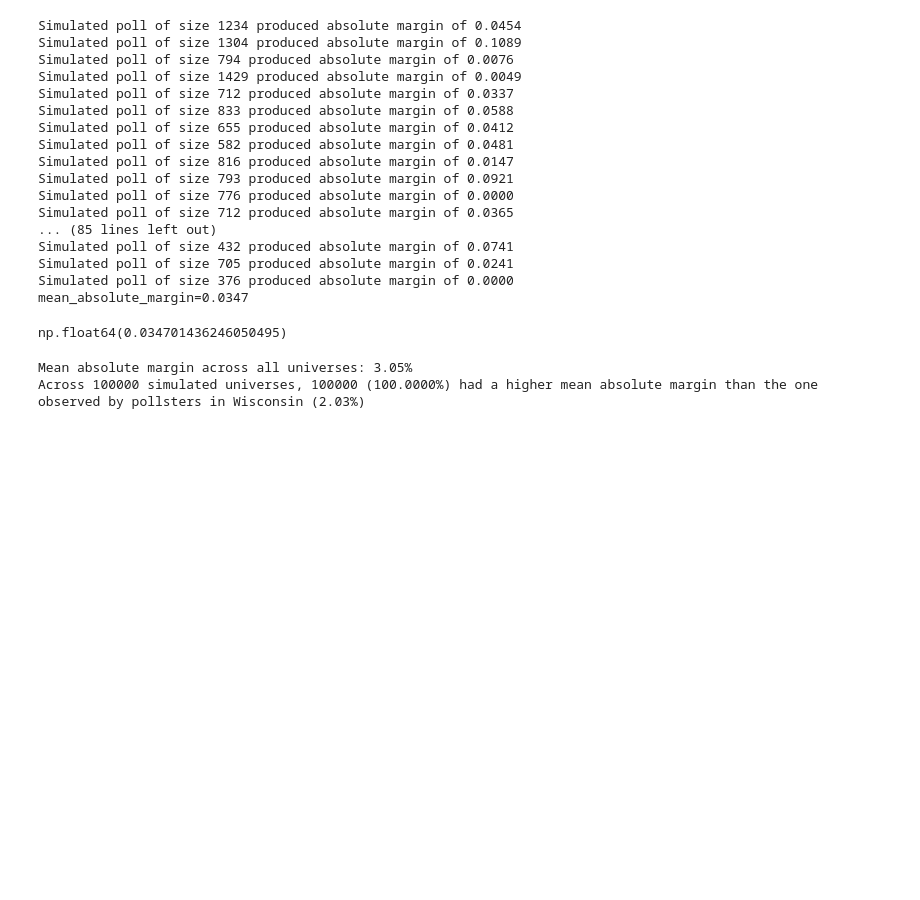
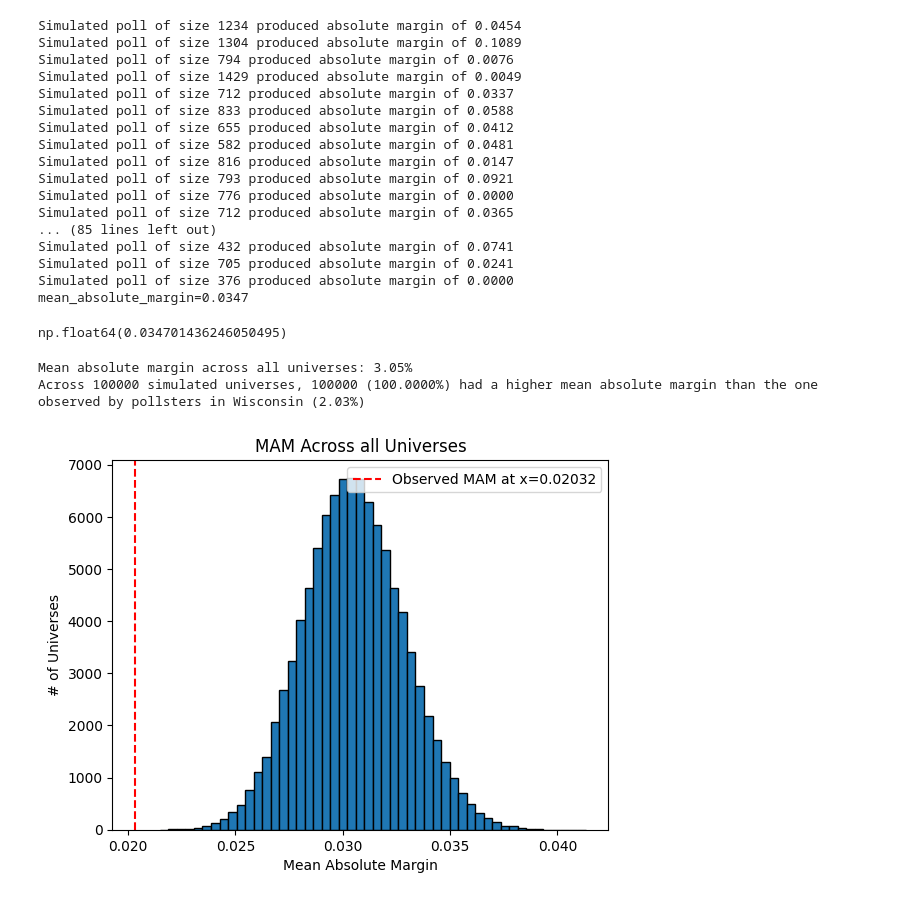
Before and after one commit to boyleconnor/poll-margins-2024, a Jupyter notebook: simulate_polls.ipynb, the cells around one changed output. Cells and saved outputs as stored; diff of their text form; code cells hidden in the pictures; blank space fills up the shorter version.

Commit message:
Add histogram

```diff
--- a/simulate_polls.ipynb
+++ b/simulate_polls.ipynb
@@ -107,6 +107,20 @@ print(f"Across {NUMBER_OF_UNIVERSES} simulated universes, {simulated_mean_absolu
 # %% [output]
 Mean absolute margin across all universes: 3.05%
 Across 100000 simulated universes, 100000 (100.0000%) had a higher mean absolute margin than the one observed by pollsters in Wisconsin (2.03%)
+# %%
+import matplotlib.pyplot as plt
+
+plt.hist(mean_absolute_margins, bins=50, edgecolor='black')
+plt.xlabel('Mean Absolute Margin')
+plt.ylabel('# of Universes')
+plt.title('MAM Across all Universes')
+
+plt.axvline(x=mean_observed_absolute_margin, color='red', linestyle='--', linewidth=1.5, label=f'Observed MAM at x={mean_observed_absolute_margin:.5f}')
+
+plt.legend()
+plt.show()
+# %% [output]
+[figure, added]
 # %%
 np.percentile(mean_absolute_margins, [0.01, 1, 5, 25, 50, 75, 95, 99, 99.99])
 # %% [output]
```
Also changed, not shown: parts of 2 cells of this notebook.
